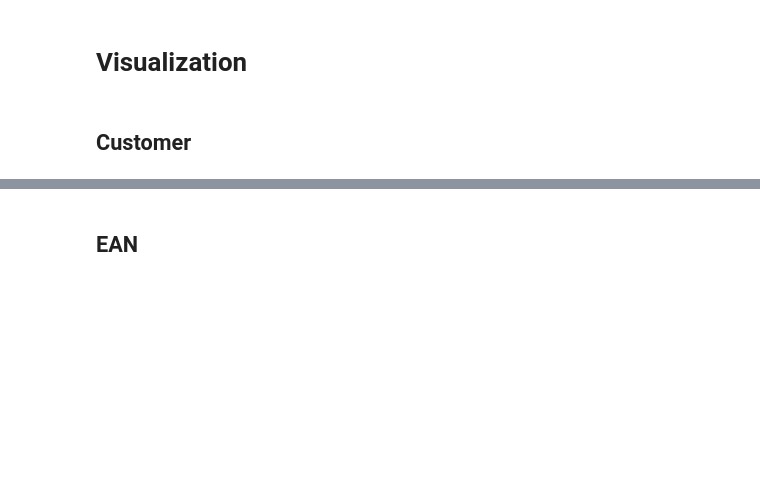
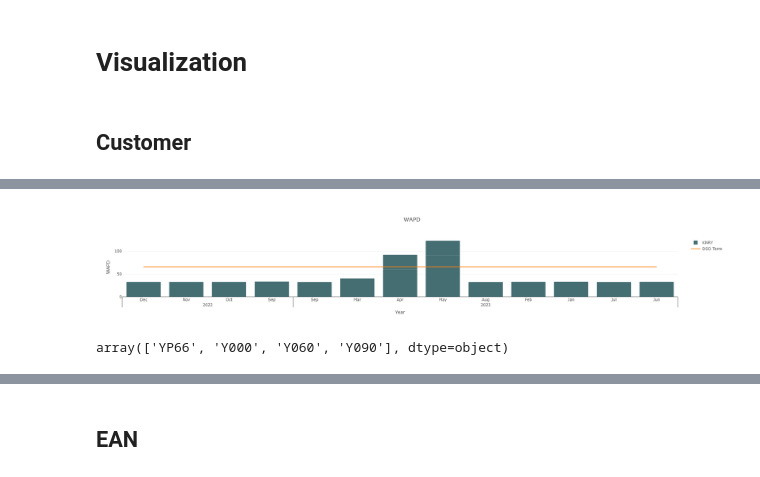
Before and after one commit to cah-madison-johnson/treasure_chest, a Jupyter notebook: WADTP/WAPD.ipynb, the cells around one changed output, grey strips where cells are left out. Cells and saved outputs as stored; diff of their text form; code cells hidden in the pictures; blank space fills up the shorter version.

```diff
--- a/WADTP/WAPD.ipynb
+++ b/WADTP/WAPD.ipynb
@@ -223,3 +226,7 @@ def get_graph(finished_df):
 # Visualization
 # %% [markdown]
 ## Customer
+# %%
+customer = "2057208375"
+t = search_customer(customer)
+# %% [output]
@@ -225,0 +234,5 @@ def get_graph(finished_df):
+[figure, added]
+# %%
+t.head(40).TERMS_OF_PAYMENT_KEY.unique()
+# %% [output]
+array(['YP66', 'Y000', 'Y060', 'Y090'], dtype=object)
```
Also changed, not shown: parts of 15 cells of this notebook, 1 other file.
